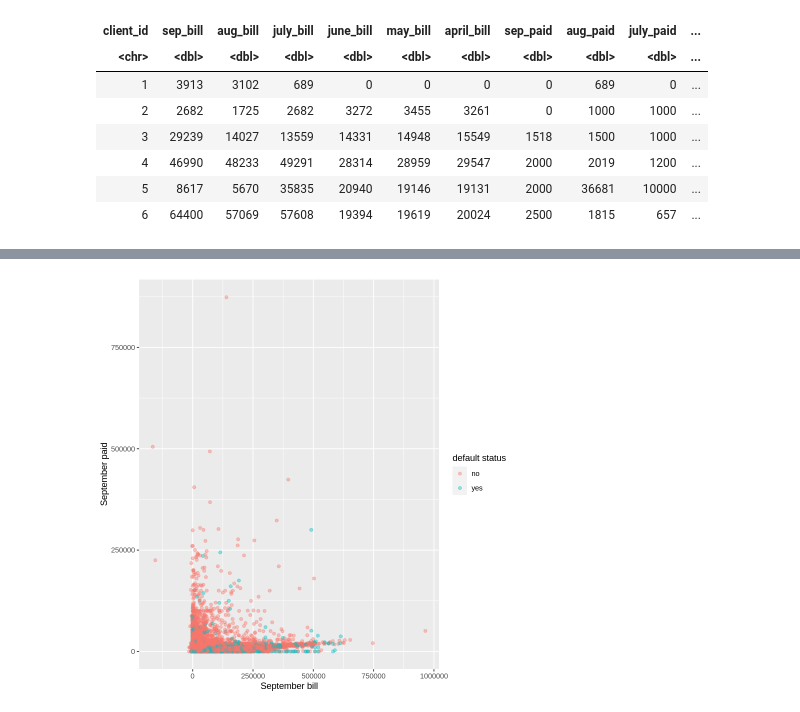
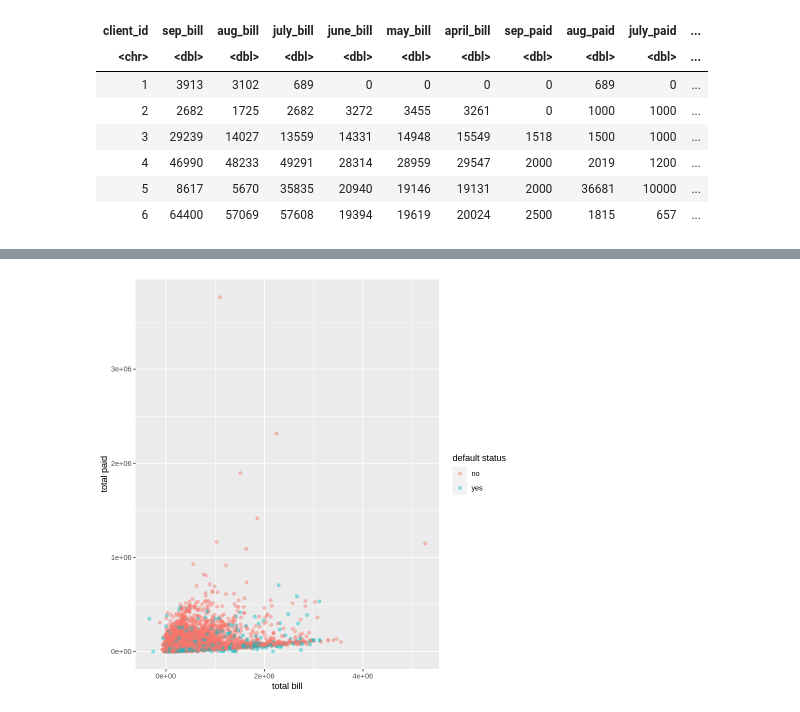
Before and after one commit to jorosafi/dsci-group-project, a Jupyter notebook: default-prediction.ipynb, the cells around one changed output, grey strips where cells are left out. Drawn from its saved outputs; the diff is of its cells as text; code cells hidden in the pictures.

Commit message:
Visualized total bill vs total paid

```diff
--- a/default-prediction.ipynb
+++ b/default-prediction.ipynb
@@ -62,3 +62,11 @@ A tibble: 6 × 14
 | 4 | 46990 | 48233 | 49291 | 28314 | 28959 | 29547 | 2000 | 2019 | 1200 | ... |
 | 5 | 8617 | 5670 | 35835 | 20940 | 19146 | 19131 | 2000 | 36681 | 10000 | ... |
 | 6 | 64400 | 57069 | 57608 | 19394 | 19619 | 20024 | 2500 | 1815 | 657 | ... |
+# %%
+default_average = df_default %>%
+mutate(average_bill = (sep_bill + aug_bill + july_bill + june_bill + may_bill +april_bill)/6,
+      average_paid = (sep_paid + aug_paid + july_paid + june_paid + may_paid +april_paid)/6,
+      total_bill = sep_bill + aug_bill + july_bill + june_bill + may_bill +april_bill,
+      total_paid = sep_paid + aug_paid + july_paid + june_paid + may_paid +april_paid)
+
+head(default_average)
@@ -65,7 +83,7 @@ A tibble: 6 × 14
 # %%
-sep_bill_plot = ggplot(df_default, aes(x = sep_bill, y = sep_paid, colour = default_status)) +
+sep_bill_plot = ggplot(default_average, aes(x = total_bill, y = total_paid, colour = default_status)) +
 geom_point(alpha = 0.4)+
-labs(x = "September bill", y = "September paid",colour = "default status")
+labs(x = "total bill", y = "total paid",colour = "default status")
 sep_bill_plot
 # %% [output]
-[figure, old version]
+[figure, new version]
```
Also changed, not shown: parts of 1 cell of this notebook.
